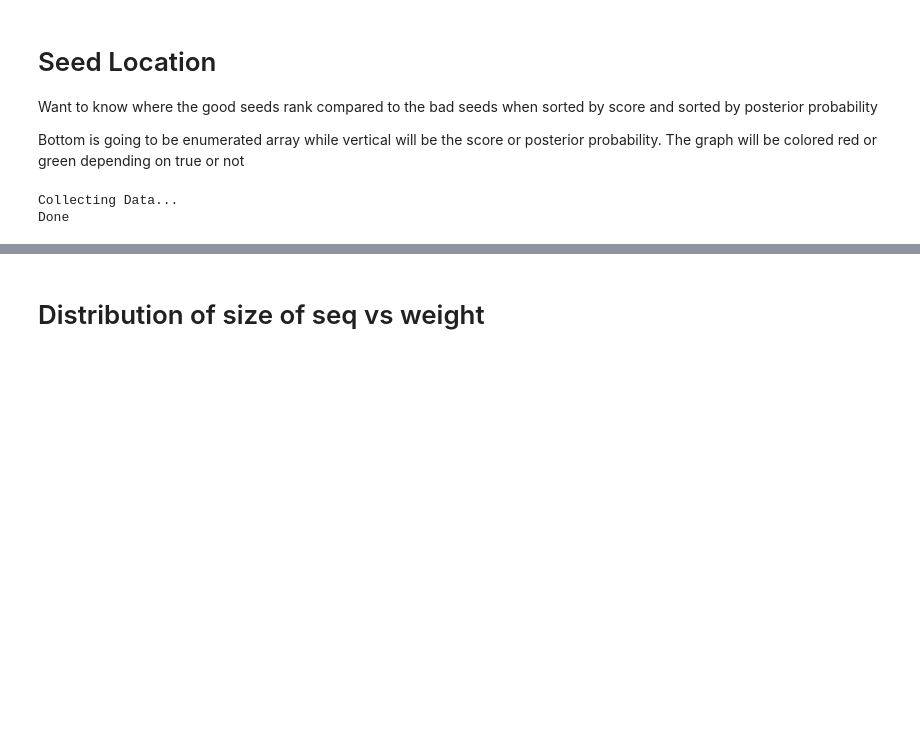
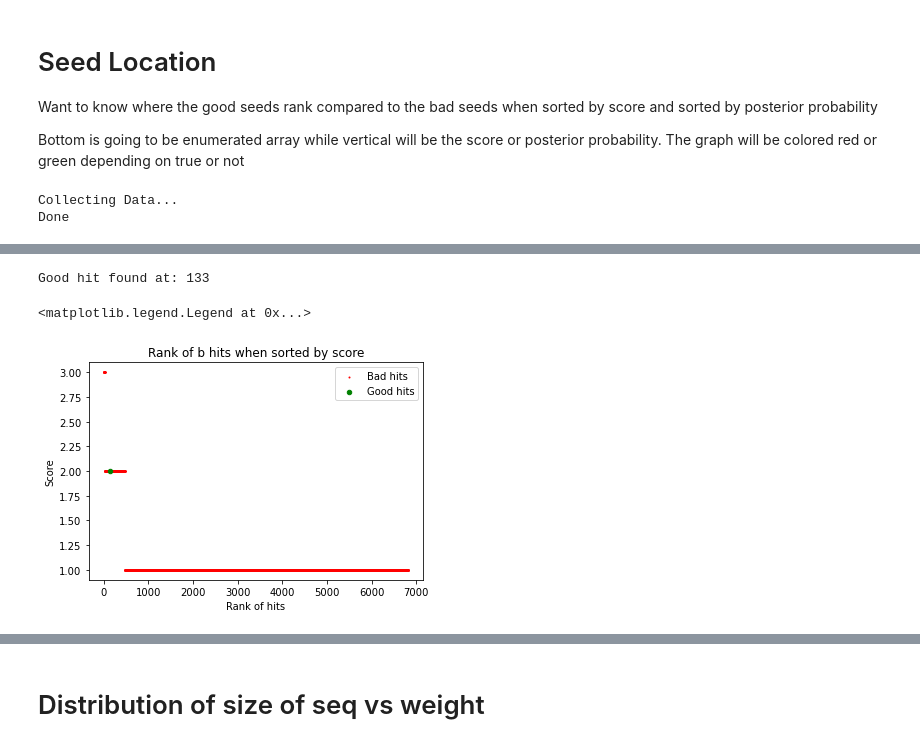
Before and after one commit to ryanlayerlab/hypedsearch, a Jupyter notebook: src/testing_framework/jupyter notebooks/Boundary mapping.ipynb, the cells around one changed output, grey strips where cells are left out. Cells and saved outputs as stored; diff of their text form; code cells hidden in the pictures; blank space fills up the shorter version.

```diff
--- a/src/testing_framework/Boundary mapping.ipynb
+++ b/src/testing_framework/jupyter notebooks/Boundary mapping.ipynb
@@ -627,20 +624,24 @@ print('Done')
 # %%
 ion = 'b'
 found = False
-for i in range(0,50):
+for i in range(0,134):
     target_cluster = b_sorted_clusters[i]
     assessment, _ = testing_utils.is_good_hit(target_cluster.seq, ion, correct_sequence)
     if assessment == True:
         print('Good hit found at:', i)
         found = True
 if found == False:
     print("No good hit found in the top 50 clusters")
 plt.scatter(b_bad_indexes, b_bad_scores, color = 'r', label = 'Bad hits', s=1)
 plt.scatter(b_good_indexes, b_good_scores, color = 'g', label = 'Good hits', s=20)
 plt.title('Rank of b hits when sorted by score')
 plt.xlabel('Rank of hits')
 plt.ylabel('Score')
 plt.legend()
+# %% [output]
+Good hit found at: 133
+<matplotlib.legend.Legend at 0x...>
+[figure, added]
 # %%
 ion = 'y'
 found = False
```
Also changed, not shown: parts of 13 cells of this notebook, 25 other files.
